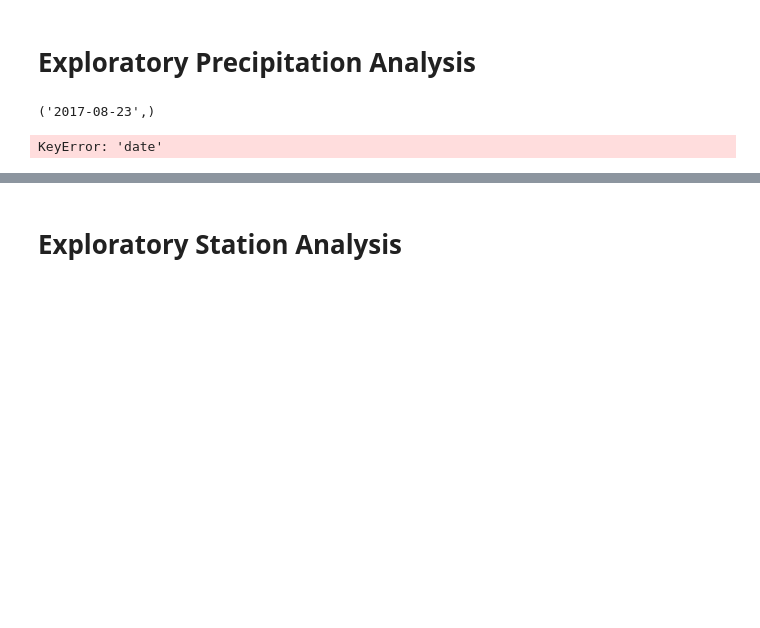
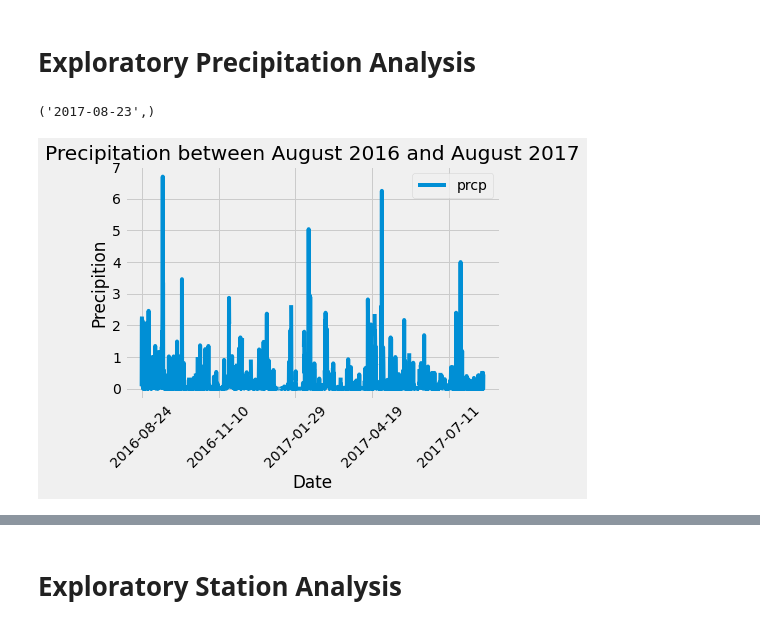
Before and after one commit to BenjaminT94/SQLAlchemy-Challenge, a Jupyter notebook: climate_starter.ipynb, the cells around one changed output, grey strips where cells are left out. Saved outputs shown, nothing was run; the diff lists cells and outputs as text; code cells hidden in the pictures; blank space fills up the shorter version.

```diff
--- a/climate_starter.ipynb
+++ b/climate_starter.ipynb
@@ -47,24 +47,25 @@ most_recent
 # %%
 # Design a query to retrieve the last 12 months of precipitation data and plot the results.
 # Starting from the most recent data point in the database.
 # Calculate the date one year from the last date in data set.
 # Perform a query to retrieve the data and precipitation scores
 recent_year = dt.date(2017,8, 23) - dt.timedelta(days = 365)
 precipitation = session.query(Measurement.date, Measurement.prcp).filter(Measurement.date > recent_year).\
 order_by(Measurement.date).all()
 # Save the query results as a Pandas DataFrame and set the index to the date column
-precip_df = pd.DataFrame(precipitation)
+# df = pd.DataFrame(results[:10], columns=['emoji_char', 'emoji_id', 'score'])
+precip_df = pd.DataFrame(precipitation,columns=['date','prcp'])
 precip_df.head()
 # Sort the dataframe by date
 precip_df = precip_df.sort_values(by='date', ascending=True)
 precip_df.head()
 # Use Pandas Plotting with Matplotlib to plot the data
 precip_df.plot('date','prcp')
 plt.title('Precipitation between August 2016 and August 2017')
 plt.xlabel('Date')
 plt.ylabel('Precipition')
 plt.xticks(rotation = 45)
 plt.savefig("Resources/Precipitation_By_Date.png")
 # %% [output]
-KeyError: 'date'
+[figure, added]
 # %%
```
Also changed, not shown: parts of 2 cells of this notebook, 3 other files.
